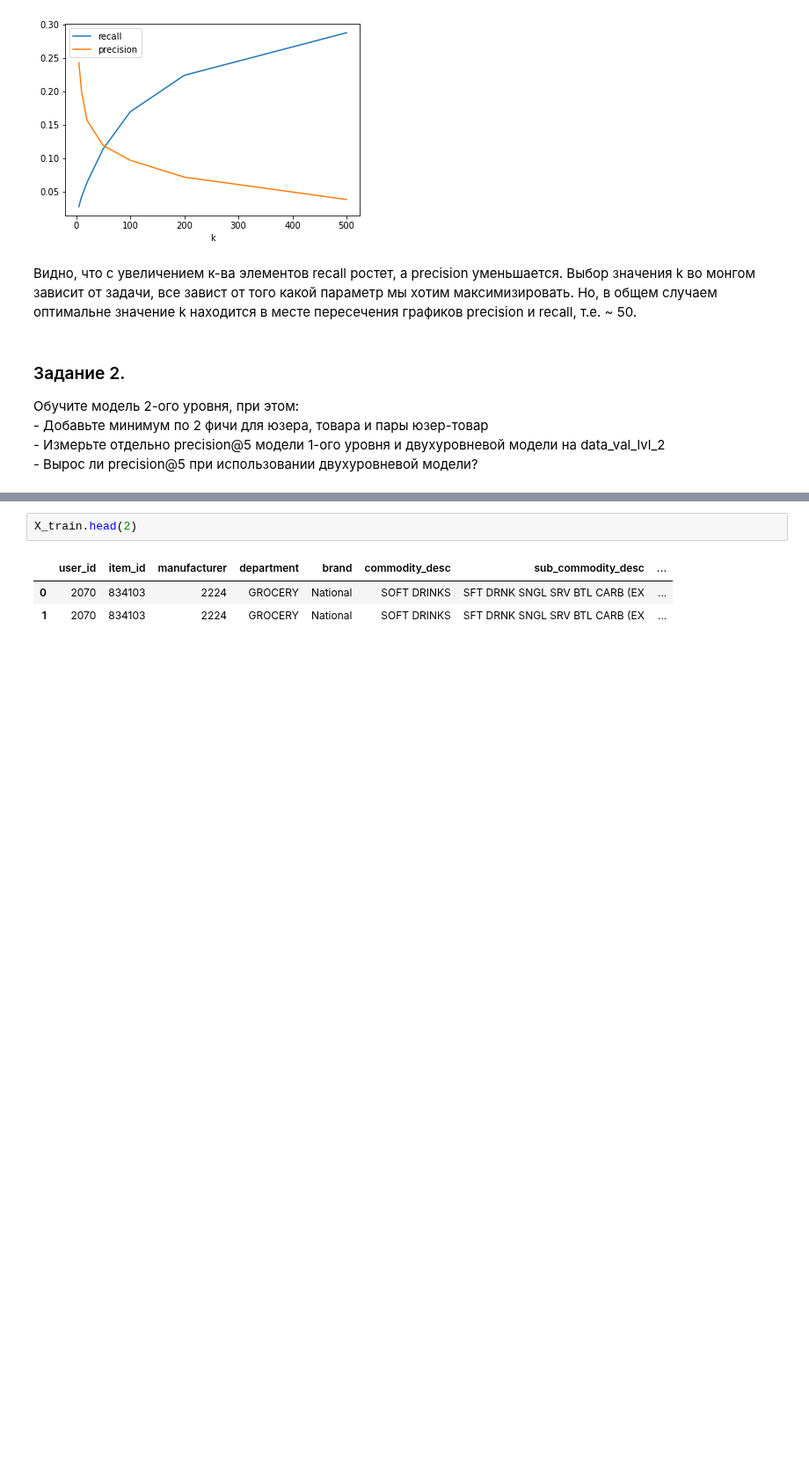
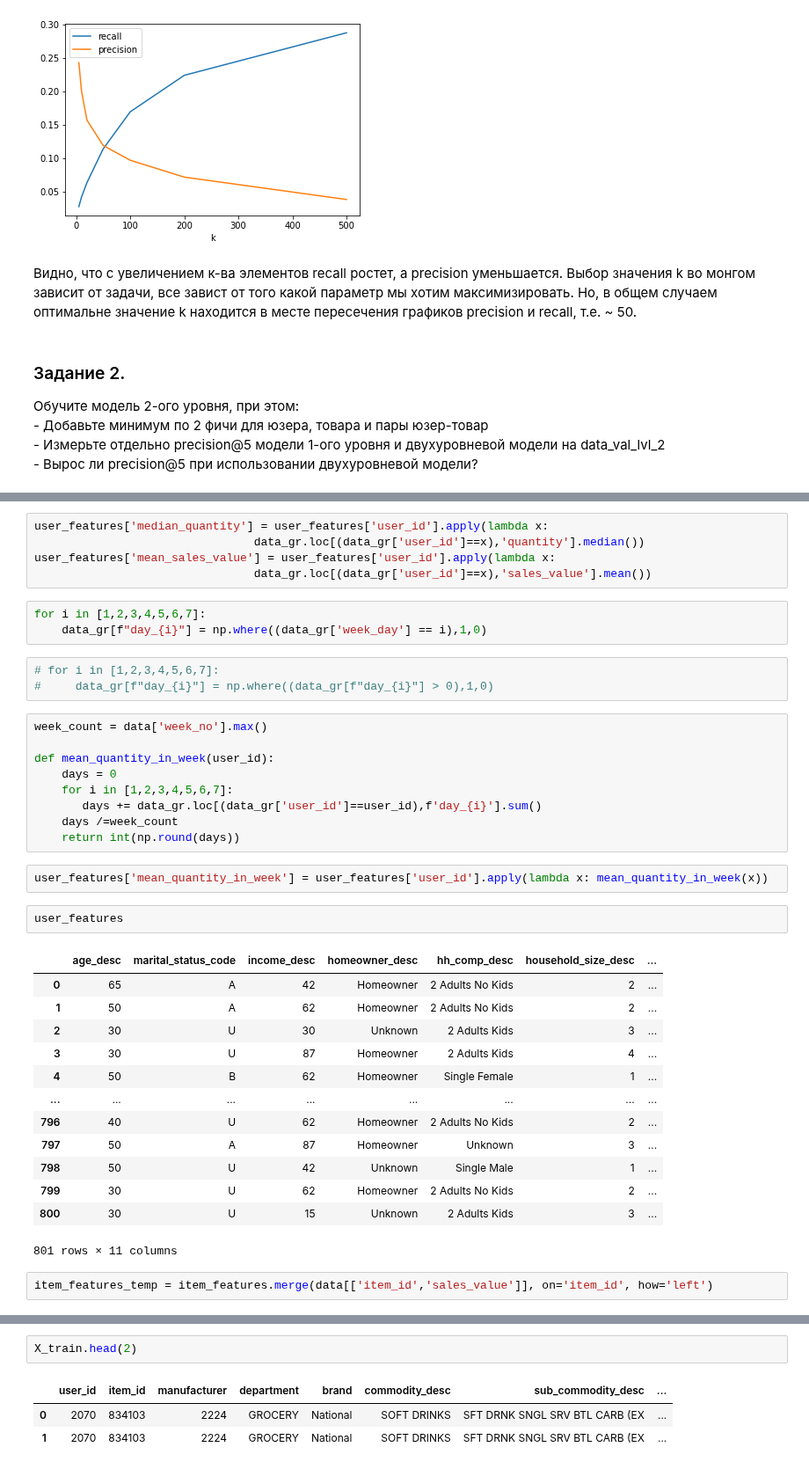
Before and after one commit to evelisko/GB_RegSys, a Jupyter notebook: Lesson_6/HW_RS_Lesson_6.ipynb, the cells around one changed output, grey strips where cells are left out. Shown at 88% size. Saved outputs shown, nothing was run; the diff lists cells and outputs as text; blank space fills up the shorter version.

```diff
--- a/Lesson_6/HW_RS_Lesson_6.ipynb
+++ b/Lesson_6/HW_RS_Lesson_6.ipynb
@@ -247,0 +319,40 @@ plt.show()
+# %%
+user_features['median_quantity'] = user_features['user_id'].apply(lambda x:
+                                data_gr.loc[(data_gr['user_id']==x),'quantity'].median())
+user_features['mean_sales_value'] = user_features['user_id'].apply(lambda x:
+                                data_gr.loc[(data_gr['user_id']==x),'sales_value'].mean())
+# %%
+for i in [1,2,3,4,5,6,7]:
+    data_gr[f"day_{i}"] = np.where((data_gr['week_day'] == i),1,0)
+# %%
+# for i in [1,2,3,4,5,6,7]:
+#     data_gr[f"day_{i}"] = np.where((data_gr[f"day_{i}"] > 0),1,0)
+# %%
+week_count = data['week_no'].max()
+
+def mean_quantity_in_week(user_id):
+    days = 0
+    for i in [1,2,3,4,5,6,7]:
+       days += data_gr.loc[(data_gr['user_id']==user_id),f'day_{i}'].sum()
+    days /=week_count
+    return int(np.round(days))
+# %%
+user_features['mean_quantity_in_week'] = user_features['user_id'].apply(lambda x: mean_quantity_in_week(x))
+# %%
+user_features
+# %% [output]
+|  | age_desc | marital_status_code | income_desc | homeowner_desc | hh_comp_desc | household_size_desc | ... |
+| 0 | 65 | A | 42 | Homeowner | 2 Adults No Kids | 2 | ... |
+| 1 | 50 | A | 62 | Homeowner | 2 Adults No Kids | 2 | ... |
+| 2 | 30 | U | 30 | Unknown | 2 Adults Kids | 3 | ... |
+| 3 | 30 | U | 87 | Homeowner | 2 Adults Kids | 4 | ... |
+| 4 | 50 | B | 62 | Homeowner | Single Female | 1 | ... |
+| ... | ... | ... | ... | ... | ... | ... | ... |
+| 796 | 40 | U | 62 | Homeowner | 2 Adults No Kids | 2 | ... |
+| 797 | 50 | A | 87 | Homeowner | Unknown | 3 | ... |
+| 798 | 50 | U | 42 | Unknown | Single Male | 1 | ... |
+| 799 | 30 | U | 62 | Homeowner | 2 Adults No Kids | 2 | ... |
+| 800 | 30 | U | 15 | Unknown | 2 Adults Kids | 3 | ... |
+801 rows × 11 columns
+# %%
+item_features_temp = item_features.merge(data[['item_id','sales_value']], on='item_id', how='left')
```
Also changed, not shown: parts of 62 cells of this notebook.
